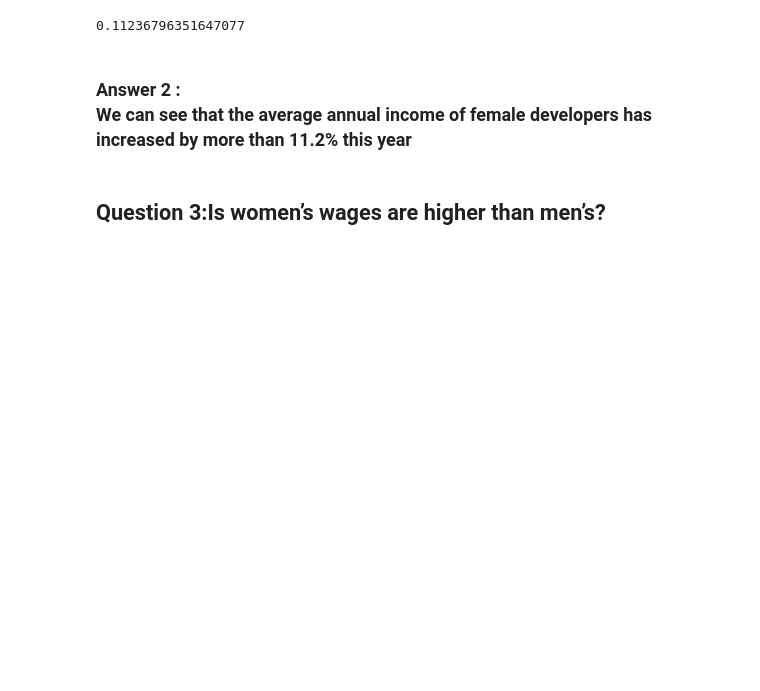
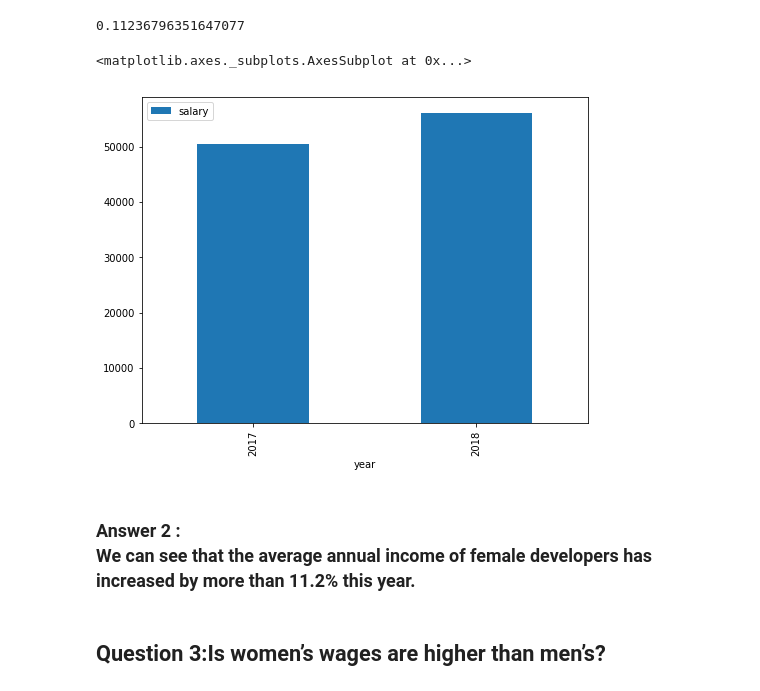
Before and after one commit to xueweiyema/xueweiyema.github.io, a Jupyter notebook: SalaryTrend.ipynb, the cells around one changed output. Cells and saved outputs as stored; diff of their text form; code cells hidden in the pictures; blank space fills up the shorter version.

```diff
--- a/SalaryTrend.ipynb
+++ b/SalaryTrend.ipynb
@@ -216,8 +222,18 @@ df_salary_ann_2018_fe=df_salary_2018_fact[df_salary_2018_fact['Gender']=='Female
 (df_salary_ann_2018_fe-df_salary_ann_2017_fe)/df_salary_ann_2017_fe
 # %% [output]
 0.11236796351647077
+# %%
+df_salary_ann_fe = pd.DataFrame(columns=['year','salary'])
+# %%
+df_salary_ann_fe.loc[0]= ['2017',df_salary_ann_2017_fe]
+df_salary_ann_fe.loc[1]= ['2018',df_salary_ann_2018_fe]
+# %%
+df_salary_ann_fe.plot(kind='bar',x='year',figsize=(8,6))
+# %% [output]
+<matplotlib.axes._subplots.AxesSubplot at 0x...>
+[figure, added]
 # %% [markdown]
-### Answer 2 : <br> We can see that the average annual income of female developers has increased by more than 11.2% this year
+### Answer 2 : <br> We can see that the average annual income of female developers has increased by more than 11.2% this year.
 # %% [markdown]
 ## Question 3:Is women’s wages are higher than men’s?
 # %%
```
Also changed, not shown: parts of 5 cells of this notebook, 8 other files.
